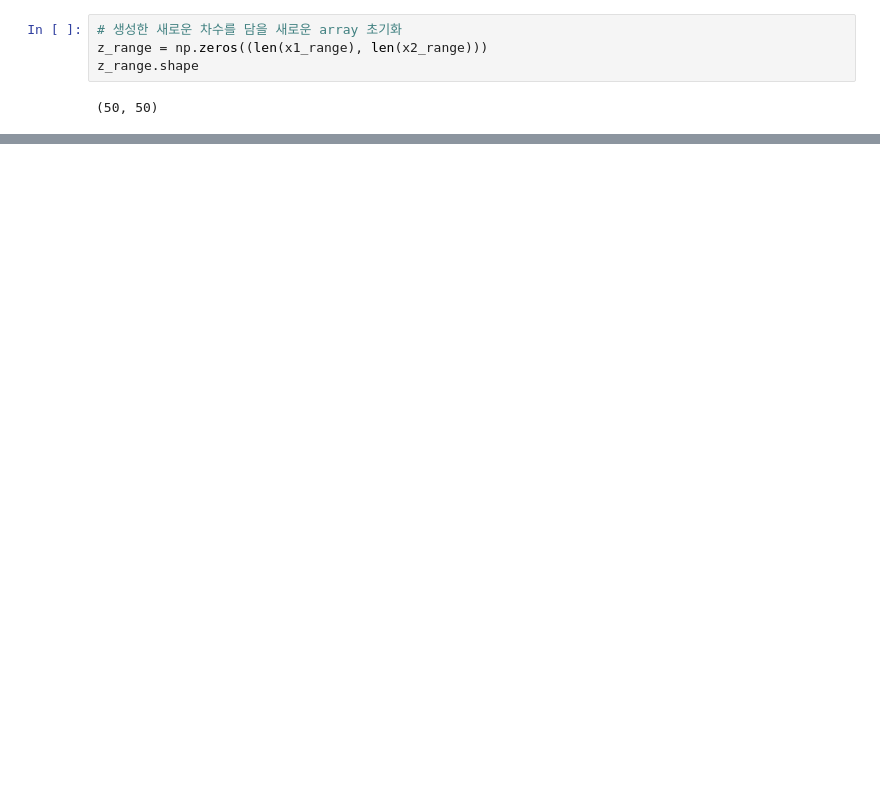
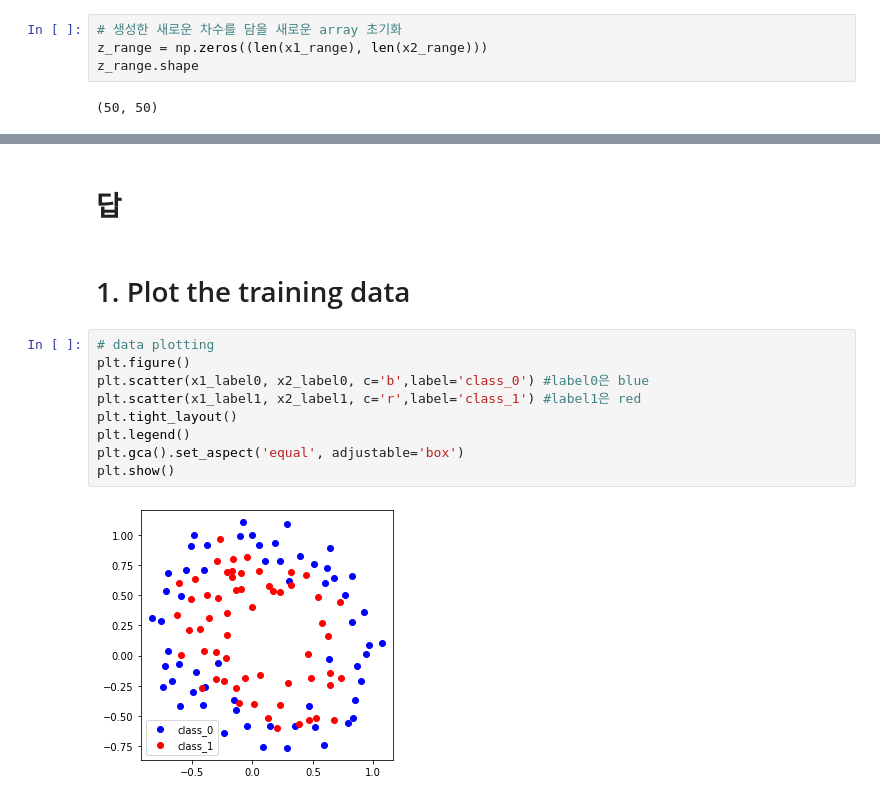
Before and after one commit to chunghyunhee/class_Machine_learing, a Jupyter notebook: assignment_6.ipynb, the cells around one changed output, grey strips where cells are left out. Saved outputs shown, nothing was run; the diff lists cells and outputs as text; blank space fills up the shorter version.

```diff
--- a/assignment_6.ipynb
+++ b/assignment_6.ipynb
@@ -215,0 +246,15 @@ plt.show()
+# %% [markdown]
+# 답
+# %% [markdown]
+# 1. Plot the training data
+# %%
+# data plotting
+plt.figure()
+plt.scatter(x1_label0, x2_label0, c='b',label='class_0') #label0은 blue
+plt.scatter(x1_label1, x2_label1, c='r',label='class_1') #label1은 red
+plt.tight_layout()
+plt.legend()
+plt.gca().set_aspect('equal', adjustable='box')
+plt.show()
+# %% [output]
+[figure, added]
```
Also changed, not shown: parts of 30 cells of this notebook.
